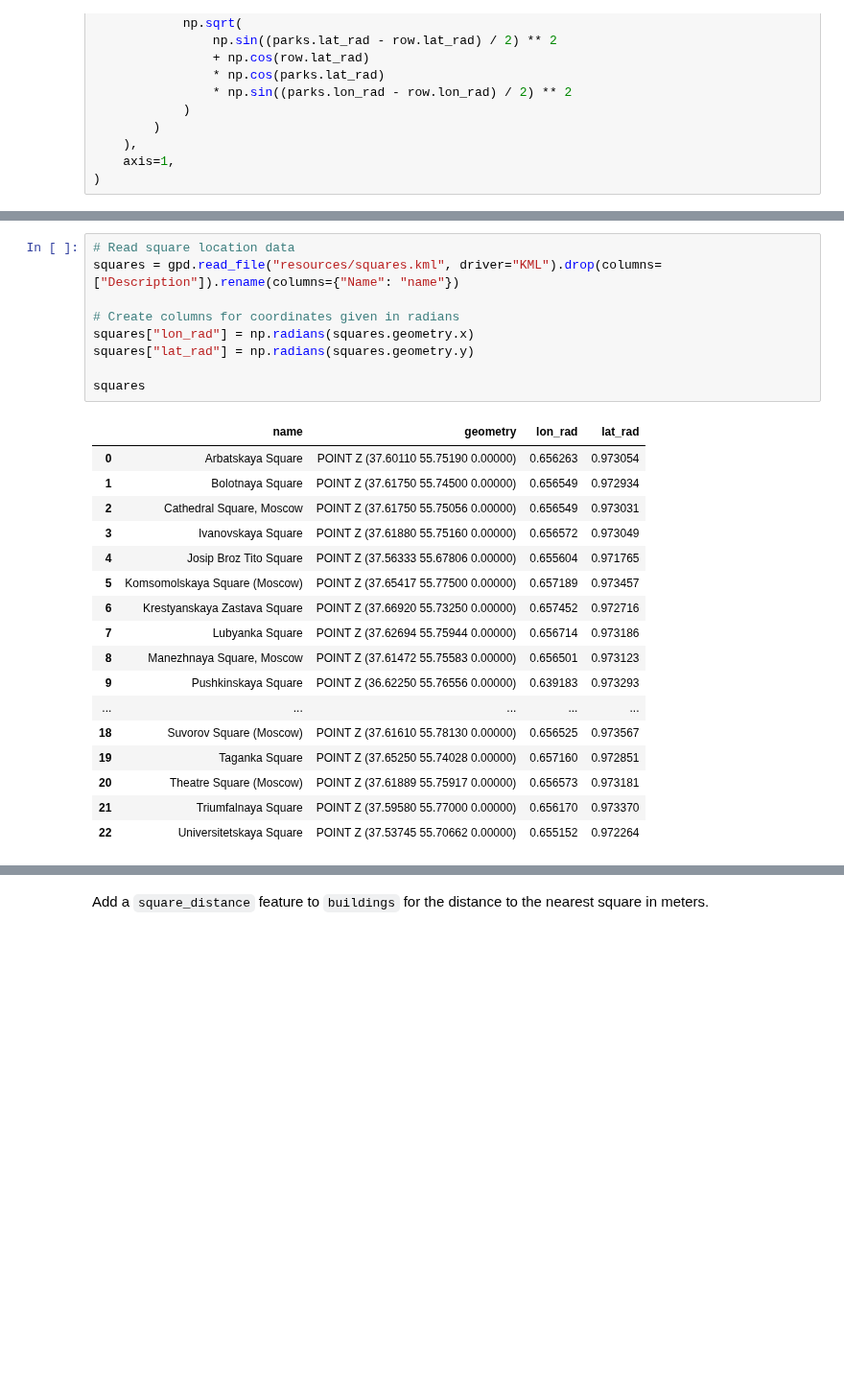
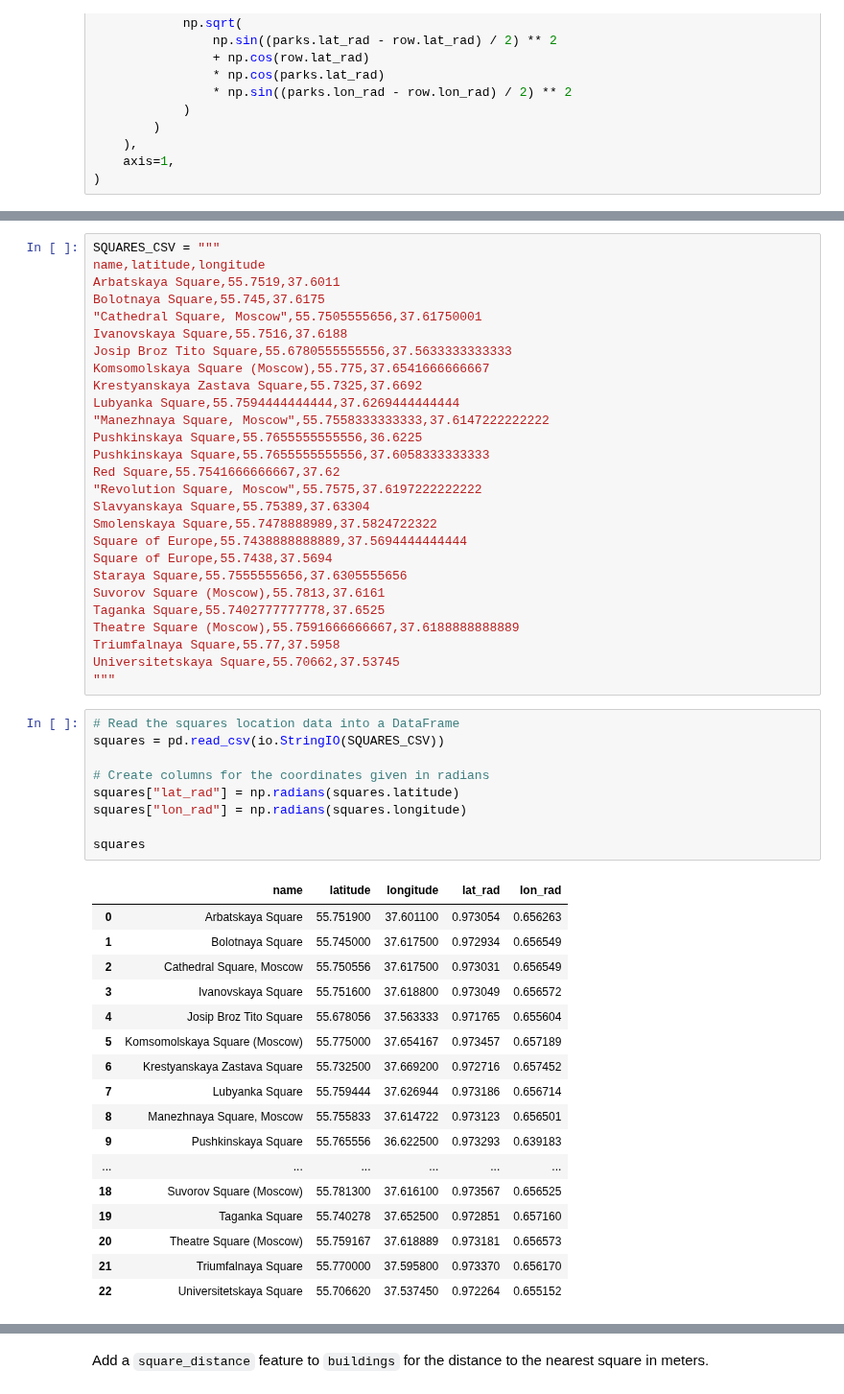
Before and after one commit to jimoskar/ml, a Jupyter notebook: project/vegard_notebook.ipynb, the cells around one changed output, grey strips where cells are left out. Shown at 96% size. Saved outputs shown, nothing was run; the diff lists cells and outputs as text; blank space fills up the shorter version.

```diff
--- a/project/vegard_notebook.ipynb
+++ b/project/vegard_notebook.ipynb
@@ -326,29 +693,56 @@ Square data downloaded from [_Category:Squares in Moscow_](https://en.wikipedia.
+# %%
+SQUARES_CSV = """
+name,latitude,longitude
+Arbatskaya Square,55.7519,37.6011
+Bolotnaya Square,55.745,37.6175
+"Cathedral Square, Moscow",55.7505555656,37.61750001
+Ivanovskaya Square,55.7516,37.6188
+Josip Broz Tito Square,55.6780555555556,37.5633333333333
+Komsomolskaya Square (Moscow),55.775,37.6541666666667
+Krestyanskaya Zastava Square,55.7325,37.6692
+Lubyanka Square,55.7594444444444,37.6269444444444
+"Manezhnaya Square, Moscow",55.7558333333333,37.6147222222222
+Pushkinskaya Square,55.7655555555556,36.6225
+Pushkinskaya Square,55.7655555555556,37.6058333333333
+Red Square,55.7541666666667,37.62
+"Revolution Square, Moscow",55.7575,37.6197222222222
+Slavyanskaya Square,55.75389,37.63304
+Smolenskaya Square,55.7478888989,37.5824722322
+Square of Europe,55.7438888888889,37.5694444444444
+Square of Europe,55.7438,37.5694
+Staraya Square,55.7555555656,37.6305555656
+Suvorov Square (Moscow),55.7813,37.6161
+Taganka Square,55.7402777777778,37.6525
+Theatre Square (Moscow),55.7591666666667,37.6188888888889
+Triumfalnaya Square,55.77,37.5958
+Universitetskaya Square,55.70662,37.53745
+"""
 # %%
-# Read square location data
-squares = gpd.read_file("resources/squares.kml", driver="KML").drop(columns=["Description"]).rename(columns={"Name": "name"})
+# Read the squares location data into a DataFrame
+squares = pd.read_csv(io.StringIO(SQUARES_CSV))
 
-# Create columns for coordinates given in radians
-squares["lon_rad"] = np.radians(squares.geometry.x)
-squares["lat_rad"] = np.radians(squares.geometry.y)
+# Create columns for the coordinates given in radians
+squares["lat_rad"] = np.radians(squares.latitude)
+squares["lon_rad"] = np.radians(squares.longitude)
 
 squares
 # %% [output]
-|  | name | geometry | lon_rad | lat_rad |
-| 0 | Arbatskaya Square | POINT Z (37.60110 55.75190 0.00000) | 0.656263 | 0.973054 |
-| 1 | Bolotnaya Square | POINT Z (37.61750 55.74500 0.00000) | 0.656549 | 0.972934 |
-| 2 | Cathedral Square, Moscow | POINT Z (37.61750 55.75056 0.00000) | 0.656549 | 0.973031 |
-| 3 | Ivanovskaya Square | POINT Z (37.61880 55.75160 0.00000) | 0.656572 | 0.973049 |
-| 4 | Josip Broz Tito Square | POINT Z (37.56333 55.67806 0.00000) | 0.655604 | 0.971765 |
-| 5 | Komsomolskaya Square (Moscow) | POINT Z (37.65417 55.77500 0.00000) | 0.657189 | 0.973457 |
-| 6 | Krestyanskaya Zastava Square | POINT Z (37.66920 55.73250 0.00000) | 0.657452 | 0.972716 |
-| 7 | Lubyanka Square | POINT Z (37.62694 55.75944 0.00000) | 0.656714 | 0.973186 |
-| 8 | Manezhnaya Square, Moscow | POINT Z (37.61472 55.75583 0.00000) | 0.656501 | 0.973123 |
-| 9 | Pushkinskaya Square | POINT Z (36.62250 55.76556 0.00000) | 0.639183 | 0.973293 |
-| ... | ... | ... | ... | ... |
-| 18 | Suvorov Square (Moscow) | POINT Z (37.61610 55.78130 0.00000) | 0.656525 | 0.973567 |
-| 19 | Taganka Square | POINT Z (37.65250 55.74028 0.00000) | 0.657160 | 0.972851 |
-| 20 | Theatre Square (Moscow) | POINT Z (37.61889 55.75917 0.00000) | 0.656573 | 0.973181 |
-| 21 | Triumfalnaya Square | POINT Z (37.59580 55.77000 0.00000) | 0.656170 | 0.973370 |
-| 22 | Universitetskaya Square | POINT Z (37.53745 55.70662 0.00000) | 0.655152 | 0.972264 |
+|  | name | latitude | longitude | lat_rad | lon_rad |
+| 0 | Arbatskaya Square | 55.751900 | 37.601100 | 0.973054 | 0.656263 |
+| 1 | Bolotnaya Square | 55.745000 | 37.617500 | 0.972934 | 0.656549 |
+| 2 | Cathedral Square, Moscow | 55.750556 | 37.617500 | 0.973031 | 0.656549 |
+| 3 | Ivanovskaya Square | 55.751600 | 37.618800 | 0.973049 | 0.656572 |
+| 4 | Josip Broz Tito Square | 55.678056 | 37.563333 | 0.971765 | 0.655604 |
+| 5 | Komsomolskaya Square (Moscow) | 55.775000 | 37.654167 | 0.973457 | 0.657189 |
+| 6 | Krestyanskaya Zastava Square | 55.732500 | 37.669200 | 0.972716 | 0.657452 |
+| 7 | Lubyanka Square | 55.759444 | 37.626944 | 0.973186 | 0.656714 |
+| 8 | Manezhnaya Square, Moscow | 55.755833 | 37.614722 | 0.973123 | 0.656501 |
+| 9 | Pushkinskaya Square | 55.765556 | 36.622500 | 0.973293 | 0.639183 |
+| ... | ... | ... | ... | ... | ... |
+| 18 | Suvorov Square (Moscow) | 55.781300 | 37.616100 | 0.973567 | 0.656525 |
+| 19 | Taganka Square | 55.740278 | 37.652500 | 0.972851 | 0.657160 |
+| 20 | Theatre Square (Moscow) | 55.759167 | 37.618889 | 0.973181 | 0.656573 |
+| 21 | Triumfalnaya Square | 55.770000 | 37.595800 | 0.973370 | 0.656170 |
+| 22 | Universitetskaya Square | 55.706620 | 37.537450 | 0.972264 | 0.655152 |
 # %%
 # Plot the location of each square on a map
```
Also changed, not shown: parts of 130 cells of this notebook, 3 other files.
